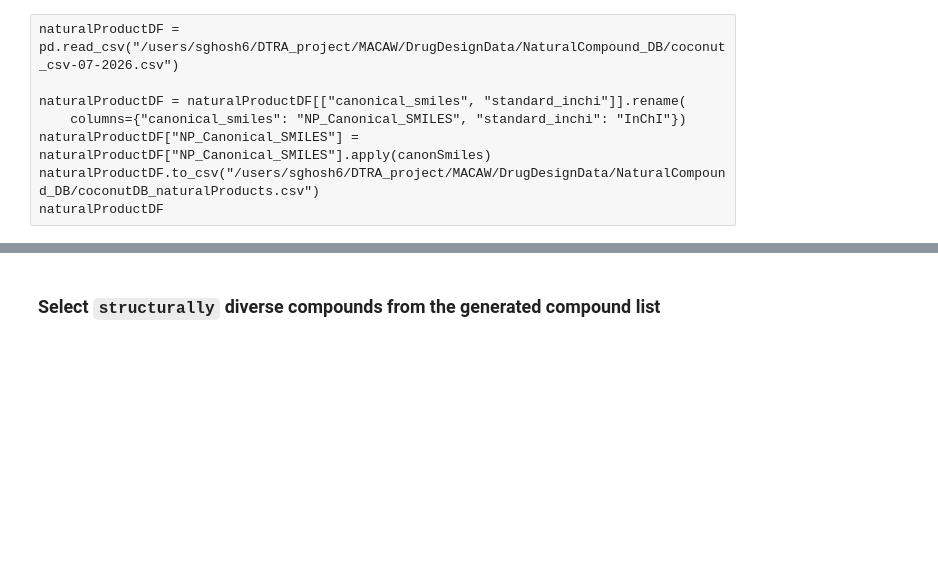
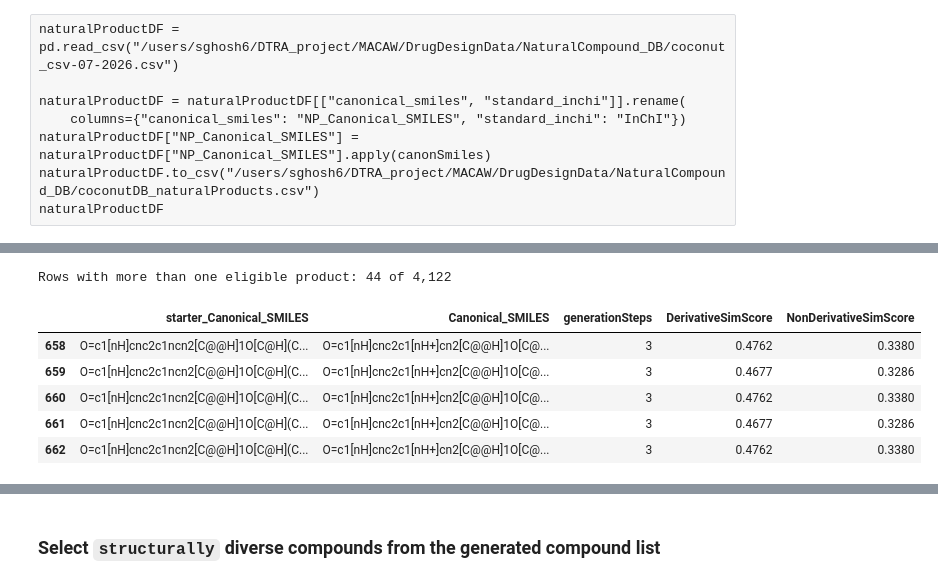
Before and after one commit to soumyadeepghosh35/doranet, a Jupyter notebook: scripts/Inosine_Pubchem/InosineOnly_gen3/generatedMolecules.ipynb, the cells around one changed output, grey strips where cells are left out. Cells and saved outputs as stored; diff of their text form; code cells hidden in the pictures; blank space fills up the shorter version.

```diff
--- a/scripts/Inosine_Pubchem/InosineOnly_gen3/generatedMolecules.ipynb
+++ b/scripts/Inosine_Pubchem/InosineOnly_gen3/generatedMolecules.ipynb
@@ -686,0 +1025,16 @@ Saved generated compounds to: InosineOnly_gen3_generated_compounds.csv
+# %%
+multiProductRows = generatedCompoundsDF[generatedCompoundsDF["NonDerivativeSimScore"].notna()]
+
+print(f"Rows with more than one eligible product: {len(multiProductRows):,} of {len(generatedCompoundsDF):,}")
+
+cols = ["starter_Canonical_SMILES", "Canonical_SMILES",
+        "generationSteps", "DerivativeSimScore", "NonDerivativeSimScore"]
+multiProductRows[cols].head(5)
+# %% [output]
+Rows with more than one eligible product: 44 of 4,122
+|  | starter_Canonical_SMILES | Canonical_SMILES | generationSteps | DerivativeSimScore | NonDerivativeSimScore |
+| 658 | O=c1[nH]cnc2c1ncn2[C@@H]1O[C@H](C... | O=c1[nH]cnc2c1[nH+]cn2[C@@H]1O[C@... | 3 | 0.4762 | 0.3380 |
+| 659 | O=c1[nH]cnc2c1ncn2[C@@H]1O[C@H](C... | O=c1[nH]cnc2c1[nH+]cn2[C@@H]1O[C@... | 3 | 0.4677 | 0.3286 |
+| 660 | O=c1[nH]cnc2c1ncn2[C@@H]1O[C@H](C... | O=c1[nH]cnc2c1[nH+]cn2[C@@H]1O[C@... | 3 | 0.4762 | 0.3380 |
+| 661 | O=c1[nH]cnc2c1ncn2[C@@H]1O[C@H](C... | O=c1[nH]cnc2c1[nH+]cn2[C@@H]1O[C@... | 3 | 0.4677 | 0.3286 |
+| 662 | O=c1[nH]cnc2c1ncn2[C@@H]1O[C@H](C... | O=c1[nH]cnc2c1[nH+]cn2[C@@H]1O[C@... | 3 | 0.4762 | 0.3380 |
```
Also changed, not shown: parts of 13 cells of this notebook, 18 other files.
